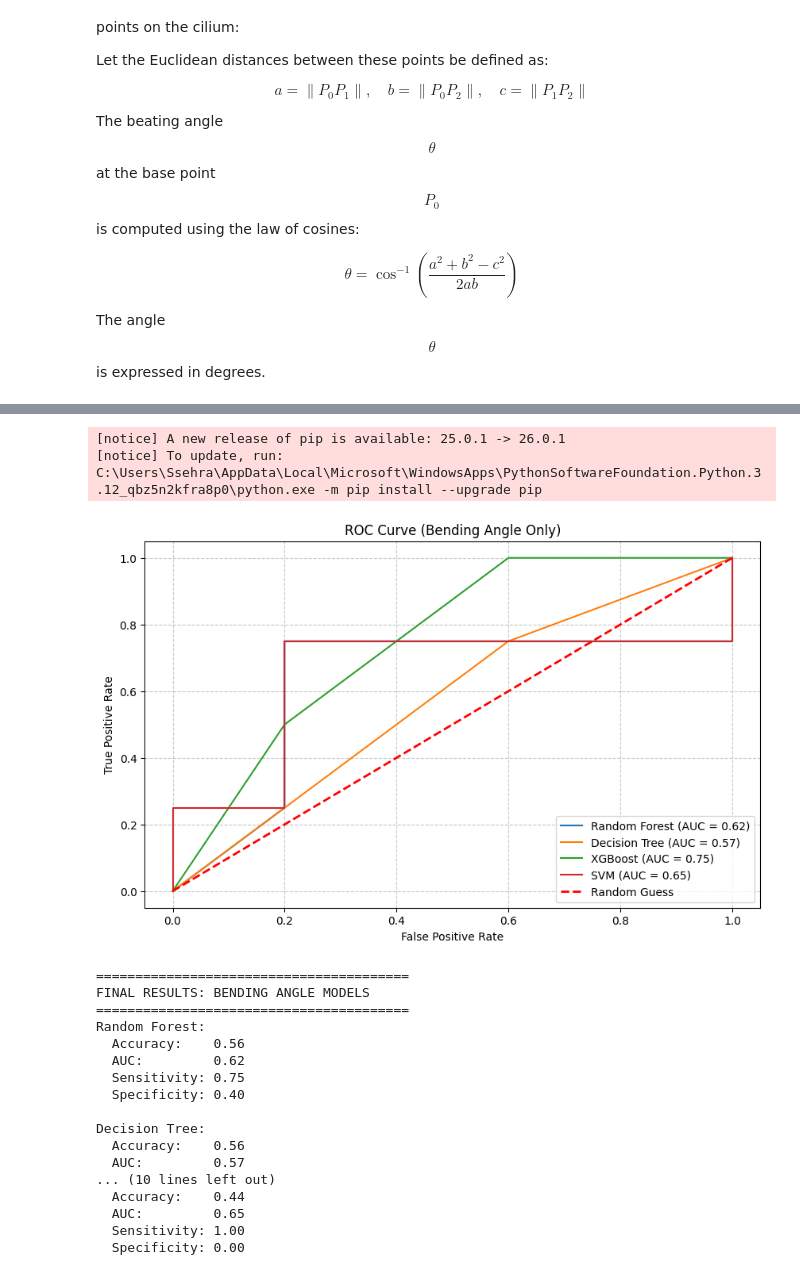
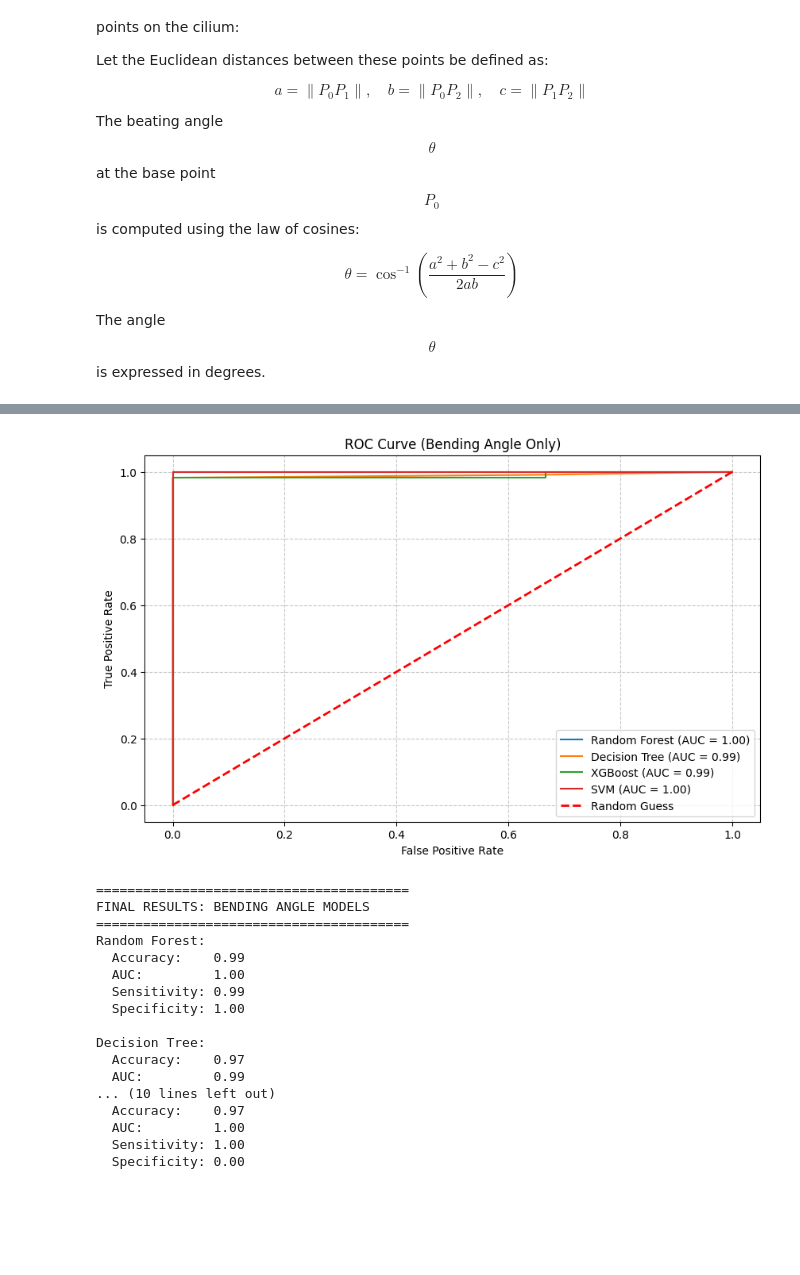
Before and after one commit to jeevanpartapsingh21-a11y/Primary-Ciliary-Dysikinisea, a Jupyter notebook: bending_angle.ipynb, the cells around one changed output, grey strips where cells are left out. Cells and saved outputs as stored; diff of their text form; code cells hidden in the pictures; blank space fills up the shorter version.

```diff
--- a/bending_angle.ipynb
+++ b/bending_angle.ipynb
@@ -270,6 +348,5 @@ Result PCD_9.mp4: 9.77 degrees
 # %%
 # Machine Learning Pipeline for Bending Angle
-%pip install xgboost
 
 import os
 import pandas as pd
@@ -288,7 +365,7 @@ warnings.filterwarnings('ignore')
 print("Loading Bending Angle Data...")
 
 # 1. Load Data
-csv_path = "C:/Users/Ssehra/Desktop/PCD/output/beat_angle/automated_angles_summary.csv"
+csv_path = r"C:\Users\Ssehra\Desktop\PCD\output\bending_angle_v2\automated_angles_summary.csv"
 df = pd.read_csv(csv_path)
 
 # 2. Assign Labels based on filename (since the CSV doesn't have a label column)
@@ -309,8 +386,16 @@ if angle_col not in df.columns:
 df['label'] = df[video_col].apply(get_label)
 
 # 3. Drop failures/NaNs and setup X and y
-df = df.dropna(subset=[angle_col])
-X = df[[angle_col]].values  # Only ONE feature
+FEATURE_COLS = [
+    'mean_angle_deg',
+    'std_angle_deg',
+    'mean_dist_px',
+    'linearity_ratio',
+    'frames_tracked'
+]
+
+df = df.dropna(subset=FEATURE_COLS).copy()
+X = df[FEATURE_COLS].copy()
 y = df['label'].values
 
 # 4. Train/Test Split
@@ -438,22 +518,20 @@ Note: you may need to restart the kernel to use updated packages.
 Loading Bending Angle Data...
 Training Models...
+[figure, new version]
-[notice] A new release of pip is available: 25.0.1 -> 26.0.1
-[notice] To update, run: C:\Users\Ssehra\AppData\Local\Microsoft\WindowsApps\PythonSoftwareFoundation.Python.3.12_qbz5n2kfra8p0\python.exe -m pip install --upgrade pip
+========================================
+FINAL RESULTS: BENDING ANGLE MODELS
+========================================
+Random Forest:
+  Accuracy:    0.99
+  AUC:         1.00
+  Sensitivity: 0.99
+  Specificity: 1.00
+
+Decision Tree:
+  Accuracy:    0.97
+  AUC:         0.99
+... (10 lines left out)
+  Accuracy:    0.97
+  AUC:         1.00
+  Sensitivity: 1.00
+  Specificity: 0.00
-[figure, old version]
-========================================
-FINAL RESULTS: BENDING ANGLE MODELS
-========================================
-Random Forest:
-  Accuracy:    0.56
-  AUC:         0.62
-  Sensitivity: 0.75
-  Specificity: 0.40
-
-Decision Tree:
-  Accuracy:    0.56
-  AUC:         0.57
-... (10 lines left out)
-  Accuracy:    0.44
-  AUC:         0.65
-  Sensitivity: 1.00
-  Specificity: 0.00
```
Also changed, not shown: parts of 5 cells of this notebook, 2 other files.
